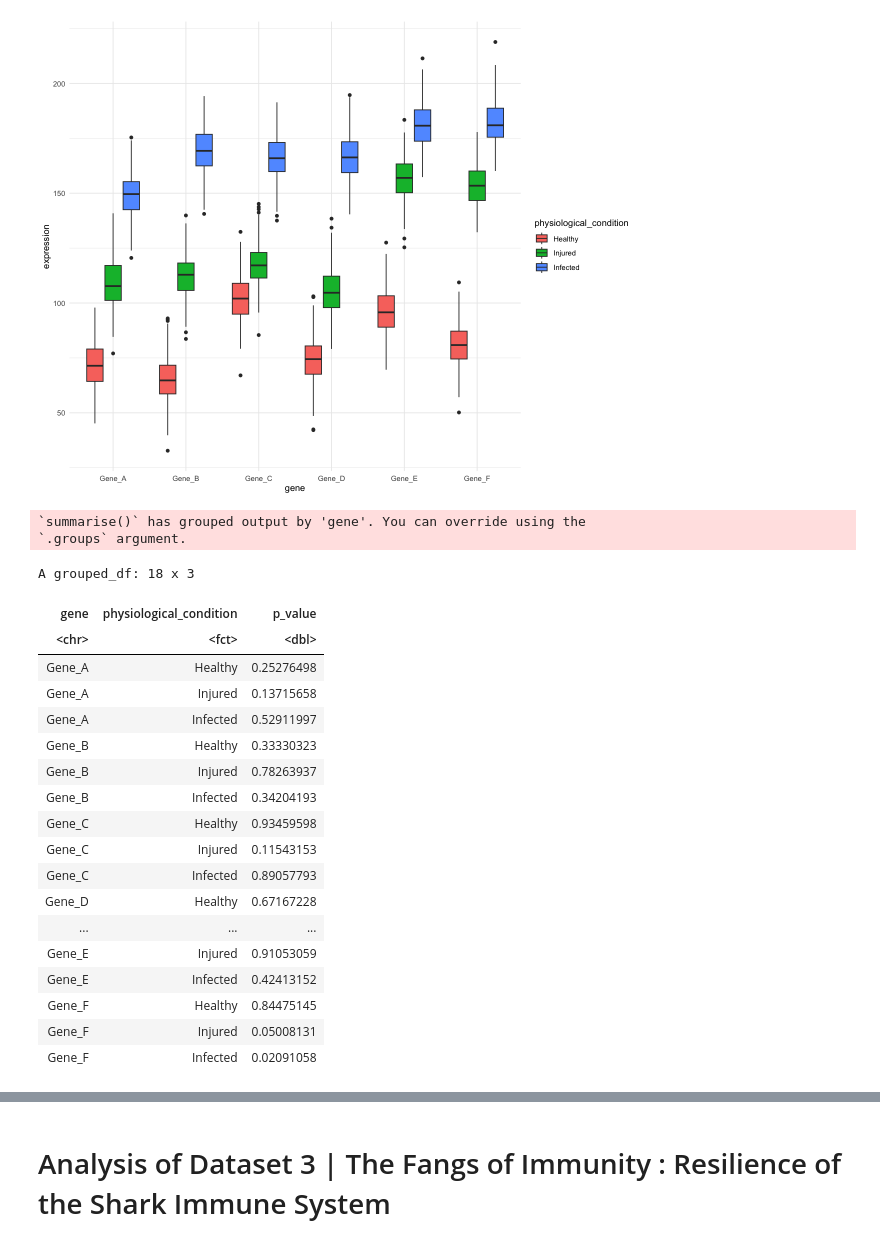
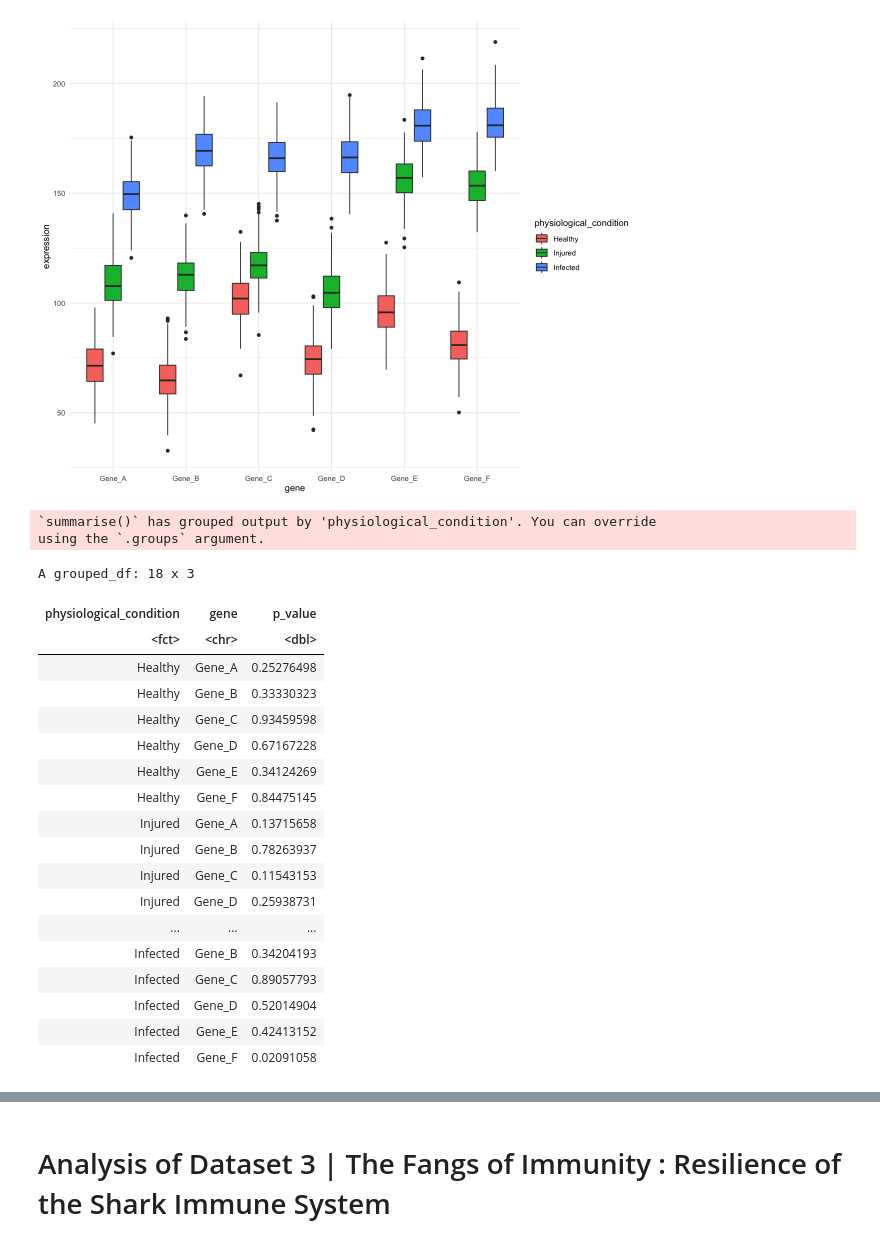
Before and after one commit to Ploenypp/bio-phys-inform_workbooks, a Jupyter notebook: biostats_project/aux_report.ipynb, the cells around one changed output, grey strips where cells are left out. Drawn from its saved outputs; the diff is of its cells as text; code cells hidden in the pictures.

```diff
--- a/biostats_project/aux_report.ipynb
+++ b/biostats_project/aux_report.ipynb
@@ -178,6 +183,8 @@ for (p in inflam_pair_lst) {
     b = str_split_fixed(ps[2], "_", 2)
     if (a[2] != "NK_cells" && b[2] != "NK_cells") { not_NK = c(not_NK, TRUE) }
     if (a[2] == "NK_cells" || b[2] == "NK_cells") { has_NK = c(has_NK, TRUE) }
+
+    if (a[2] == "NK_cells" && b[2] == "NK_cells") { print("NK") }
 }
 
 sprintf("%d pairs where p adj < 0.05", length(inflam_pair_lst))
@@ -301,0 +342,23 @@ A matrix: 4 x 6 of type lgl
+# %%
+check_NK_pair = function(pair_lst) {
+    not_NK = logical()
+    has_NK = logical()
+    for (p in pair_lst) {
+        ps = str_split_fixed(p, " - ", 2)
+        a = str_split_fixed(ps[1], "_", 2)
+        b = str_split_fixed(ps[2], "_", 2)
+        if (a[2] != "NK_cells" && b[2] != "NK_cells") { not_NK = c(not_NK, TRUE) }
+        if (a[2] == "NK_cells" || b[2] == "NK_cells") { has_NK = c(has_NK, TRUE) }
+
+        if (a[2] == "NK_cells" && b[2] == "NK_cells") { print("NK") }
+    }
+    print(sprintf("%d pairs where p adj < 0.05", length(pair_lst)))
+    print(sprintf("%d pairs neither cell type is not an NK cell.", length(not_NK)))
+    print(sprintf("%d pairs where at least one cell type is an NK cell.", length(has_NK)))
+
+    if (length(has_NK) == length(pair_lst)) {
+        print(sprintf("All pairs where p adj < 0.05 have at least one cell type that is an NK cell."))
+    } else {
+        print(sprintf("Not all pairs were p adj < 0.05 have a cell type that is an NK cell."))
+    }
+}
@@ -381,10 +574,7 @@ as.list(names(h_inf_resp_tukey[h_inf_resp_tukey[, "p adj"] < 0.05, "p adj"]))
 [[37]]
 [1] "Infected_T_cells-Healthy_T_cells"
 # %%
-pair_presence_matrix = function(tukey_res) {
-    p_adj = tukey_res[tukey_res[, "p adj"] < 0.05, "p adj"]
-    pair_lst = as.list(names(p_adj))
-
+pair_presence_matrix = function(pair_lst, space) {
     h_cell_types = c(); i_cell_types = c()
     for (t in cell_types) {
         h_cell_types = c(h_cell_types,paste("Healthy_",t,sep=""))
@@ -410,7 +600,8 @@ pair_presence_matrix = function(tukey_res) {
     }
 
     for (p in pair_lst) {
-        aux = str_split_fixed(paste(p),"-",2)
+        if (space) { aux = str_split_fixed(paste(p)," - ",2) }
+        else { aux = str_split_fixed(paste(p),"-",2) }
         res_mat[aux[1],aux[2]] = "O"
         res_mat[aux[2],aux[1]] = "O"
     }
@@ -554,27 +768,27 @@ ggplot(h_inj_inf_genes, aes(x=gene,y=expression,fill=physiological_condition)) +
 [figure]
 # %%
 h_inj_inf_genes %>%
-    group_by(gene, physiological_condition) %>%
+    group_by(physiological_condition, gene) %>%
     summarise(p_value = shapiro.test(expression)$p.value)
 # %% [output]
-`summarise()` has grouped output by 'gene'. You can override using the
-`.groups` argument.
+`summarise()` has grouped output by 'physiological_condition'. You can override
+using the `.groups` argument.
 A grouped_df: 18 x 3
-| gene | physiological_condition | p_value |
-| <chr> | <fct> | <dbl> |
-| Gene_A | Healthy | 0.25276498 |
-| Gene_A | Injured | 0.13715658 |
-| Gene_A | Infected | 0.52911997 |
-| Gene_B | Healthy | 0.33330323 |
-| Gene_B | Injured | 0.78263937 |
-| Gene_B | Infected | 0.34204193 |
-| Gene_C | Healthy | 0.93459598 |
-| Gene_C | Injured | 0.11543153 |
-| Gene_C | Infected | 0.89057793 |
-| Gene_D | Healthy | 0.67167228 |
+| physiological_condition | gene | p_value |
+| <fct> | <chr> | <dbl> |
+| Healthy | Gene_A | 0.25276498 |
+| Healthy | Gene_B | 0.33330323 |
+| Healthy | Gene_C | 0.93459598 |
+| Healthy | Gene_D | 0.67167228 |
+| Healthy | Gene_E | 0.34124269 |
+| Healthy | Gene_F | 0.84475145 |
+| Injured | Gene_A | 0.13715658 |
+| Injured | Gene_B | 0.78263937 |
+| Injured | Gene_C | 0.11543153 |
+| Injured | Gene_D | 0.25938731 |
 | ... | ... | ... |
-| Gene_E | Injured | 0.91053059 |
-| Gene_E | Infected | 0.42413152 |
-| Gene_F | Healthy | 0.84475145 |
-| Gene_F | Injured | 0.05008131 |
-| Gene_F | Infected | 0.02091058 |
+| Infected | Gene_B | 0.34204193 |
+| Infected | Gene_C | 0.89057793 |
+| Infected | Gene_D | 0.52014904 |
+| Infected | Gene_E | 0.42413152 |
+| Infected | Gene_F | 0.02091058 |
```
Also changed, not shown: parts of 43 cells of this notebook.
